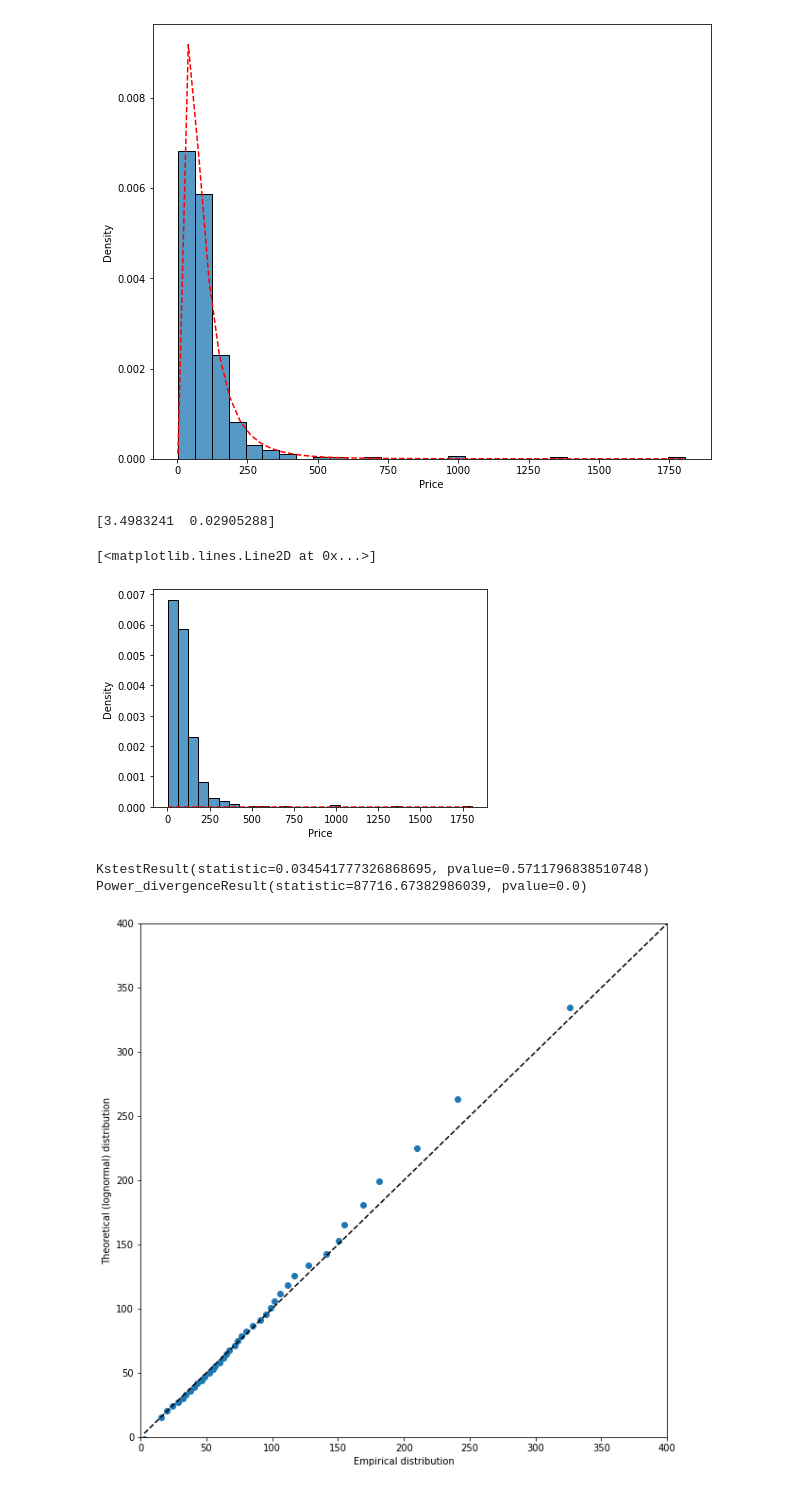
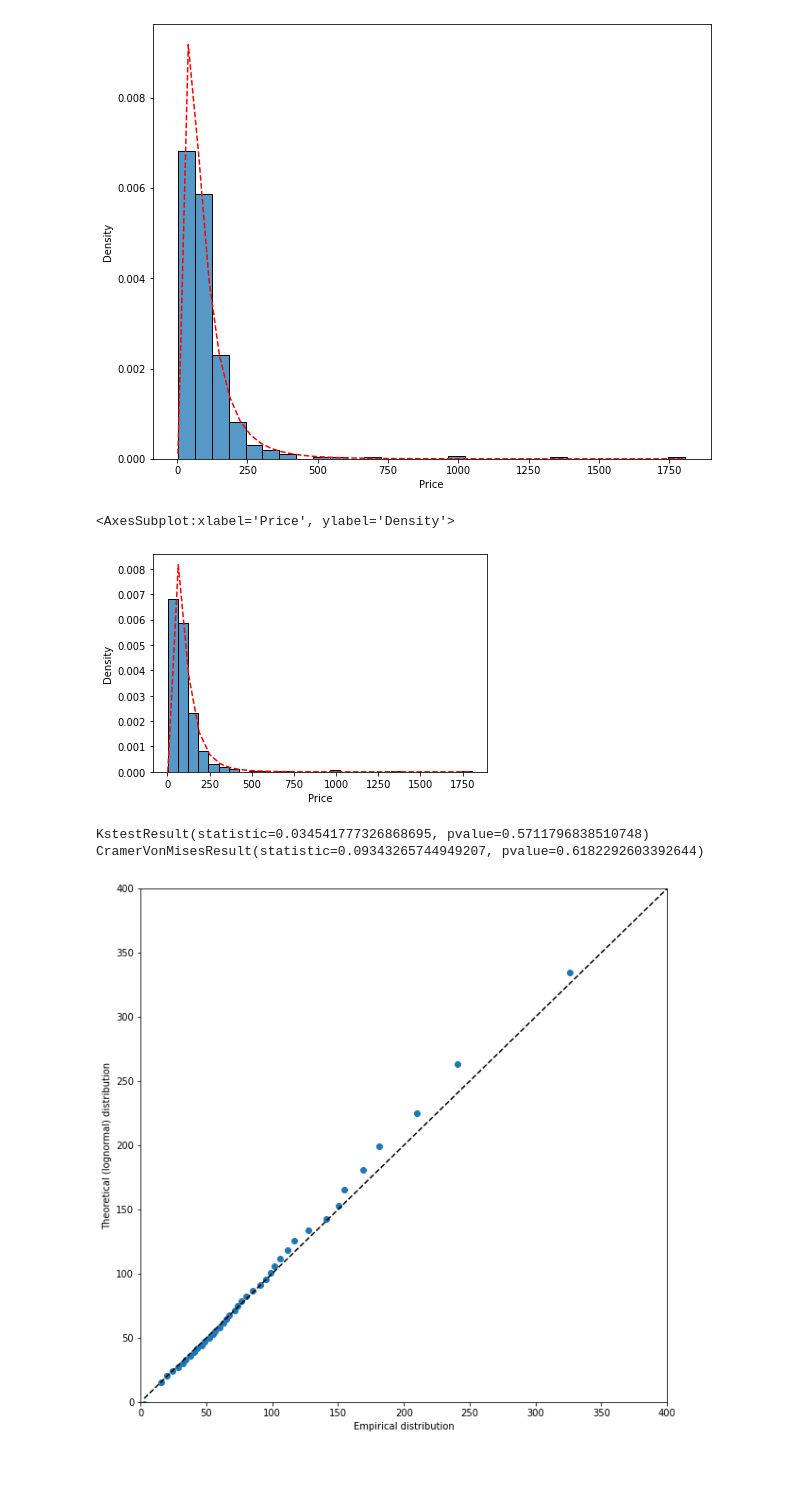
Before and after one commit to morkovka1337/multidimensional_data_processing, a Jupyter notebook: task1.ipynb, the cells around one changed output. Cells and saved outputs as stored; diff of their text form; code cells hidden in the pictures.

```diff
--- a/task1.ipynb
+++ b/task1.ipynb
@@ -65,33 +66,32 @@ s = 0.7564047240073324, loc = -1.6683261653102743, scale = 76.34224847520608
 # %%
 def lognorm_pdf(x, mu, sigma):
     exp = np.exp(-(np.log(x) - mu)**2 / (2 * sigma ** 2))
-    frac = 1 / (x * sigma * (2 * np.pi) ** 0.5)
-    return frac * exp
+
+    frac =  (x * sigma * (2 * np.pi) ** 0.5)
+    return exp / frac
 
 hist, bin_edges = np.histogram(price, bins=30, density=True)
-freq = [(bin_edges[i+1] - bin_edges[i]) * hist[i] for i in range(len(hist) - 1)]
+
+freq = [hist[i] for i in range(len(hist) - 1)]
 positions = [(bin_edges[i] + bin_edges[i+1])/2  for i in range(len(hist) - 1)]
 res_lsq, _ = scipy.optimize.curve_fit(lognorm_pdf, positions, freq)
-print(res_lsq)
 mu, sigma = res_lsq
-x = np.linspace(np.min(price), np.max(price))
-pdf = scipy.stats.lognorm.pdf(x , s =  sigma, loc=mu)
+x = np.linspace(np.min(price), np.max(price), 30, dtype=np.float64)
+theo_probs = list(map(partial(lognorm_pdf, sigma=sigma, mu = mu), x))
+plt.plot(x, theo_probs, 'r--')
 sns.histplot(price, kde=False, bins=30, stat='density', label=f'Average price in dollars')
-
-plt.plot(x, pdf, 'r--')
 # %% [output]
-[3.4983241  0.02905288]
+<AxesSubplot:xlabel='Price', ylabel='Density'>
-[<matplotlib.lines.Line2D at 0x...>]
-[figure, old version]
+[figure, new version]
 # %%
-
 ks = scipy.stats.kstest(price, 'lognorm', params, N=100)
-chi2 = scipy.stats.chisquare(price)
+cm = scipy.stats.cramervonmises(price, 'lognorm', params)
 print(ks)
-print(chi2)
+print(cm)
+# pvalue >= 0.05 - looks the same
 # %% [output]
 KstestResult(statistic=0.034541777326868695, pvalue=0.5711796838510748)
-Power_divergenceResult(statistic=87716.67382986039, pvalue=0.0)
+CramerVonMisesResult(statistic=0.09343265744949207, pvalue=0.6182292603392644)
 # %%
 # Plotting a quantile biplot for empirical and theoretical (lognormal) distribution
 
```
Also changed, not shown: parts of 1 cell of this notebook.
